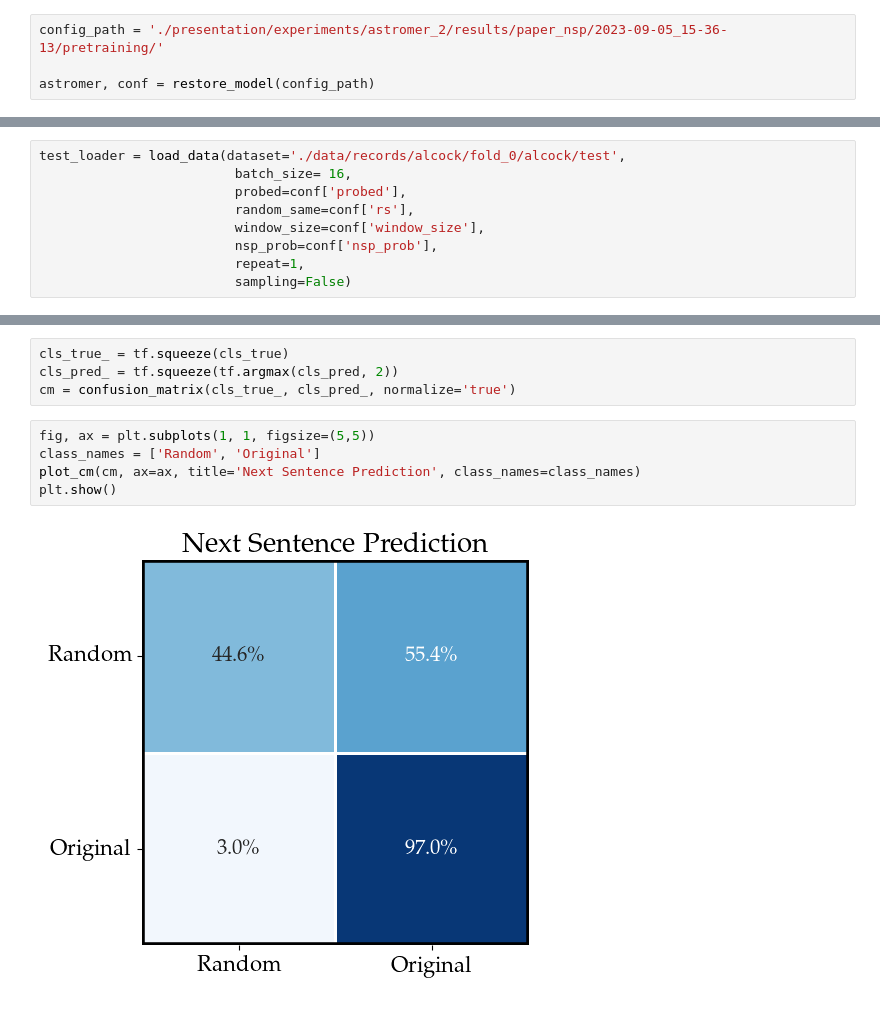
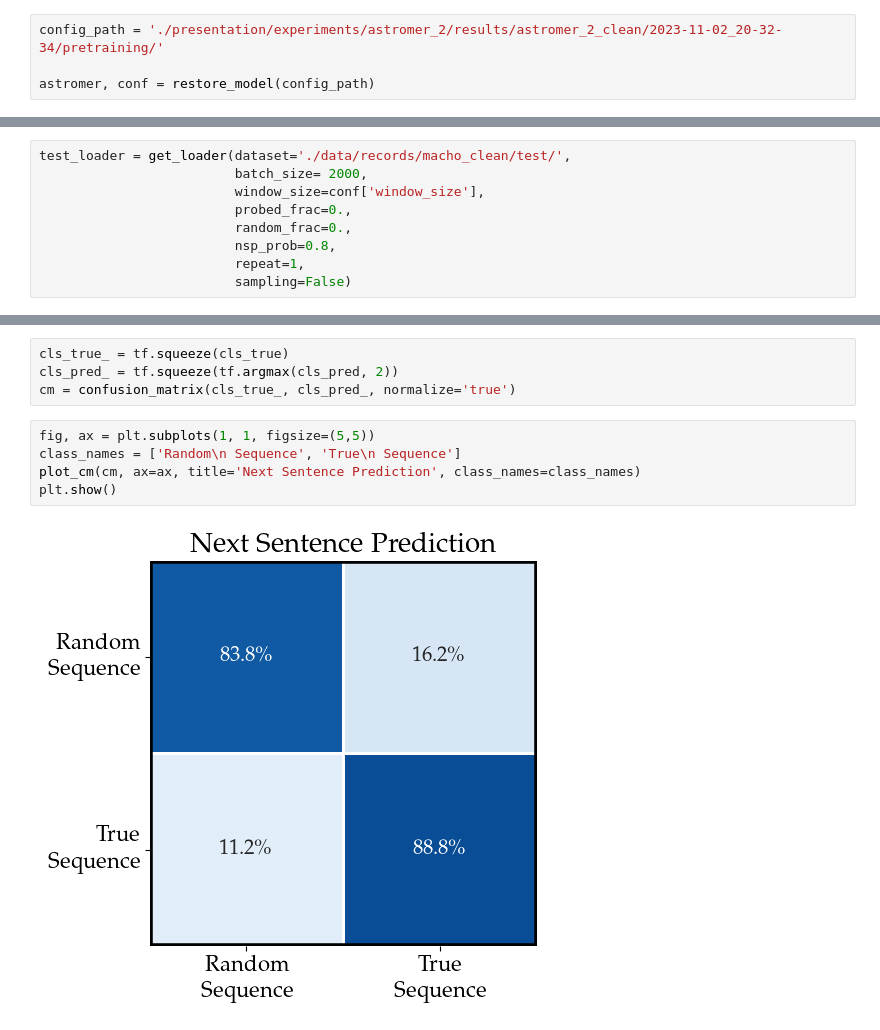
Before and after one commit to cridonoso/astromer, a Jupyter notebook: presentation/experiments/astromer_2/results.ipynb, the cells around one changed output, grey strips where cells are left out. Saved outputs shown, nothing was run; the diff lists cells and outputs as text.

```diff
--- a/presentation/experiments/astromer_2/results.ipynb
+++ b/presentation/experiments/astromer_2/results.ipynb
@@ -95,7 +101,7 @@ results = pd.concat(rows, axis=1).T
 # %% [markdown]
 # Reconstruction
 # %%
-config_path = './presentation/experiments/astromer_2/results/paper_nsp/2023-09-05_15-36-13/pretraining/'
+config_path = './presentation/experiments/astromer_2/results/astromer_2_clean/2023-11-02_20-32-34/pretraining/'
 
 astromer, conf = restore_model(config_path)
 # %% [output]
@@ -102,10 +109,10 @@ astromer, conf = restore_model(config_path)
 [INFO] LOADING PRETRAINED WEIGHTS
 # %%
-test_loader = load_data(dataset='./data/records/alcock/fold_0/alcock/test',
-                         batch_size= 16,
-                         probed=conf['probed'],
-                         random_same=conf['rs'],
+test_loader = get_loader(dataset='./data/records/macho_clean/test/',
+                         batch_size= 2000,
                          window_size=conf['window_size'],
-                         nsp_prob=conf['nsp_prob'],
+                         probed_frac=0.,
+                         random_frac=0.,
+                         nsp_prob=0.8,
                          repeat=1,
                          sampling=False)
@@ -122,11 +133,11 @@ cls_pred_ = tf.squeeze(tf.argmax(cls_pred, 2))
 cm = confusion_matrix(cls_true_, cls_pred_, normalize='true')
 # %%
 fig, ax = plt.subplots(1, 1, figsize=(5,5))
-class_names = ['Random', 'Original']
+class_names = ['Random\n Sequence', 'True\n Sequence']
 plot_cm(cm, ax=ax, title='Next Sentence Prediction', class_names=class_names)
 plt.show()
 # %% [output]
-[figure, old version]
+[figure, new version]
 # %%
 N = 4
 fig = plt.figure(figsize=(10,7), dpi=300)
```
Also changed, not shown: parts of 7 cells of this notebook, 12 other files.
